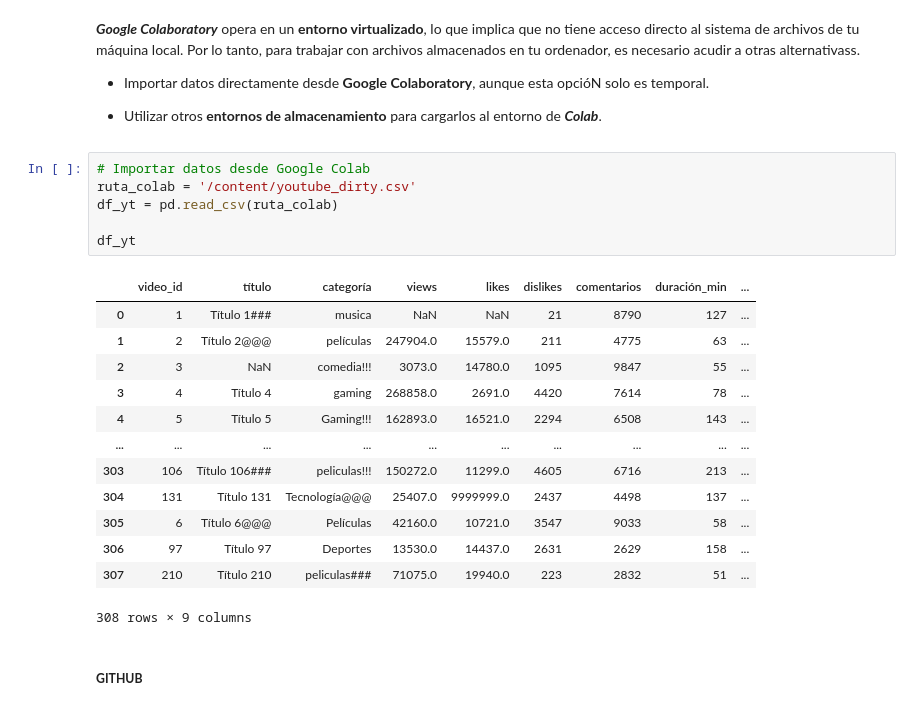
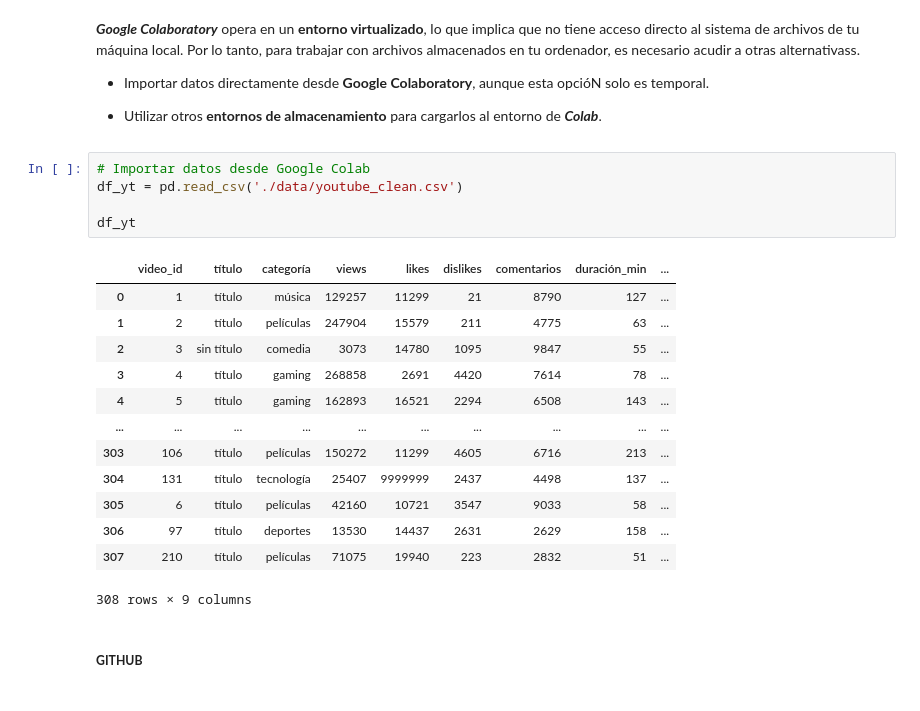
Before and after one commit to angelrz/data-analysis, a Jupyter notebook: 3 Introducción al Análisis de Datos/3.4 Hands_On_Limpieza_de_Datos_Par.ipynb, the cells around one changed output. Cells and saved outputs as stored; diff of their text form.

```diff
--- a/3 Introducción al Análisis de Datos/3.4 Hands_On_Limpieza_de_Datos_Par.ipynb
+++ b/3 Introducción al Análisis de Datos/3.4 Hands_On_Limpieza_de_Datos_Par.ipynb
@@ -68,23 +68,22 @@ Para conocer los formatos de archivos restantes a las que se pueden acceder, ser
 *   Utilizar otros **entornos de almacenamiento** para cargarlos al entorno de ***Colab***.
 # %%
 # Importar datos desde Google Colab
-ruta_colab = '/content/youtube_dirty.csv'
-df_yt = pd.read_csv(ruta_colab)
+df_yt = pd.read_csv('./data/youtube_clean.csv')
 
 df_yt
 # %% [output]
 |  | video_id | título | categoría | views | likes | dislikes | comentarios | duración_min | ... |
-| 0 | 1 | Título 1### | musica | NaN | NaN | 21 | 8790 | 127 | ... |
-| 1 | 2 | Título 2@@@ | películas | 247904.0 | 15579.0 | 211 | 4775 | 63 | ... |
-| 2 | 3 | NaN | comedia!!! | 3073.0 | 14780.0 | 1095 | 9847 | 55 | ... |
-| 3 | 4 | Título 4 | gaming | 268858.0 | 2691.0 | 4420 | 7614 | 78 | ... |
-| 4 | 5 | Título 5 | Gaming!!! | 162893.0 | 16521.0 | 2294 | 6508 | 143 | ... |
+| 0 | 1 | título | música | 129257 | 11299 | 21 | 8790 | 127 | ... |
+| 1 | 2 | título | películas | 247904 | 15579 | 211 | 4775 | 63 | ... |
+| 2 | 3 | sin título | comedia | 3073 | 14780 | 1095 | 9847 | 55 | ... |
+| 3 | 4 | título | gaming | 268858 | 2691 | 4420 | 7614 | 78 | ... |
+| 4 | 5 | título | gaming | 162893 | 16521 | 2294 | 6508 | 143 | ... |
 | ... | ... | ... | ... | ... | ... | ... | ... | ... | ... |
-| 303 | 106 | Título 106### | peliculas!!! | 150272.0 | 11299.0 | 4605 | 6716 | 213 | ... |
-| 304 | 131 | Título 131 | Tecnología@@@ | 25407.0 | 9999999.0 | 2437 | 4498 | 137 | ... |
-| 305 | 6 | Título 6@@@ | Películas | 42160.0 | 10721.0 | 3547 | 9033 | 58 | ... |
-| 306 | 97 | Título 97 | Deportes | 13530.0 | 14437.0 | 2631 | 2629 | 158 | ... |
-| 307 | 210 | Título 210 | peliculas### | 71075.0 | 19940.0 | 223 | 2832 | 51 | ... |
+| 303 | 106 | título | películas | 150272 | 11299 | 4605 | 6716 | 213 | ... |
+| 304 | 131 | título | tecnología | 25407 | 9999999 | 2437 | 4498 | 137 | ... |
+| 305 | 6 | título | películas | 42160 | 10721 | 3547 | 9033 | 58 | ... |
+| 306 | 97 | título | deportes | 13530 | 14437 | 2631 | 2629 | 158 | ... |
+| 307 | 210 | título | películas | 71075 | 19940 | 223 | 2832 | 51 | ... |
 308 rows × 9 columns
 # %% [markdown]
 ##### **GITHUB**
```
Also changed, not shown: parts of 7 cells of this notebook.
